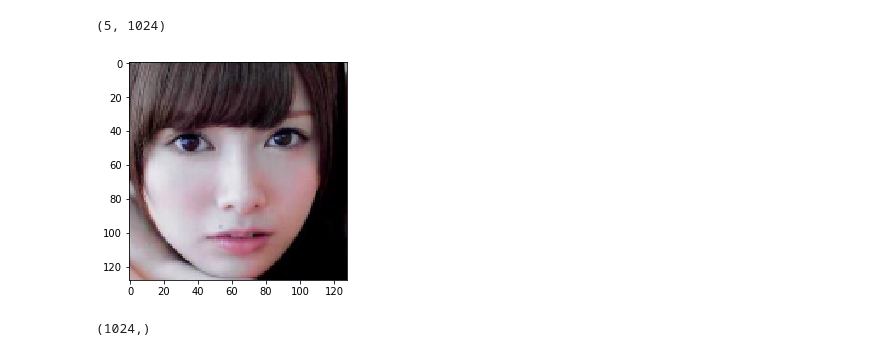
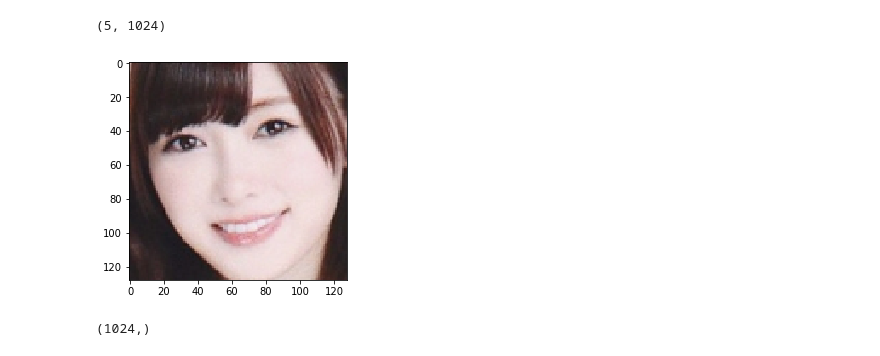
Before and after one commit to zukakosan/tripletNet, a Jupyter notebook: emb4retrieval.ipynb, the cells around one changed output. Drawn from its saved outputs; the diff is of its cells as text; code cells hidden in the pictures.

```diff
--- a/emb4retrieval.ipynb
+++ b/emb4retrieval.ipynb
@@ -12,5 +11,8 @@ import numpy as np
 import os
 %matplotlib inline
+# %%
+imwidth = 128
+imhight = 128
 # %%
 dir_path = './nogi_imgs/test/'
 files = [f for f in sorted(os.listdir(dir_path))]
@@ -30,12 +48,14 @@ emb_vec.shape
 # %% [output]
 (5, 1024)
 # %%
-test_img = plt.imread('./nogi_imgs/shiraishi/inputImage2_0.png')
+test_img = np.array(Image.open('./nogi_imgs/shiraishi/inputImage2_102.png').resize((imwidth,imhight)))
+test_img = (test_img / 255.).astype(np.float32)
 plt.imshow(test_img)
 plt.show()
-test_emb = embNet.predict(np.expand_dims(test_img,axis=0))[0]
+# print(test_img)
+test_emb = embNet.predict(np.expand_dims(test_img, axis=0))[0]
 # %% [output]
-[figure, old version]
+[figure, new version]
 # %%
 test_emb.shape
 # %% [output]
```
Also changed, not shown: parts of 11 cells of this notebook, 2 other files.
